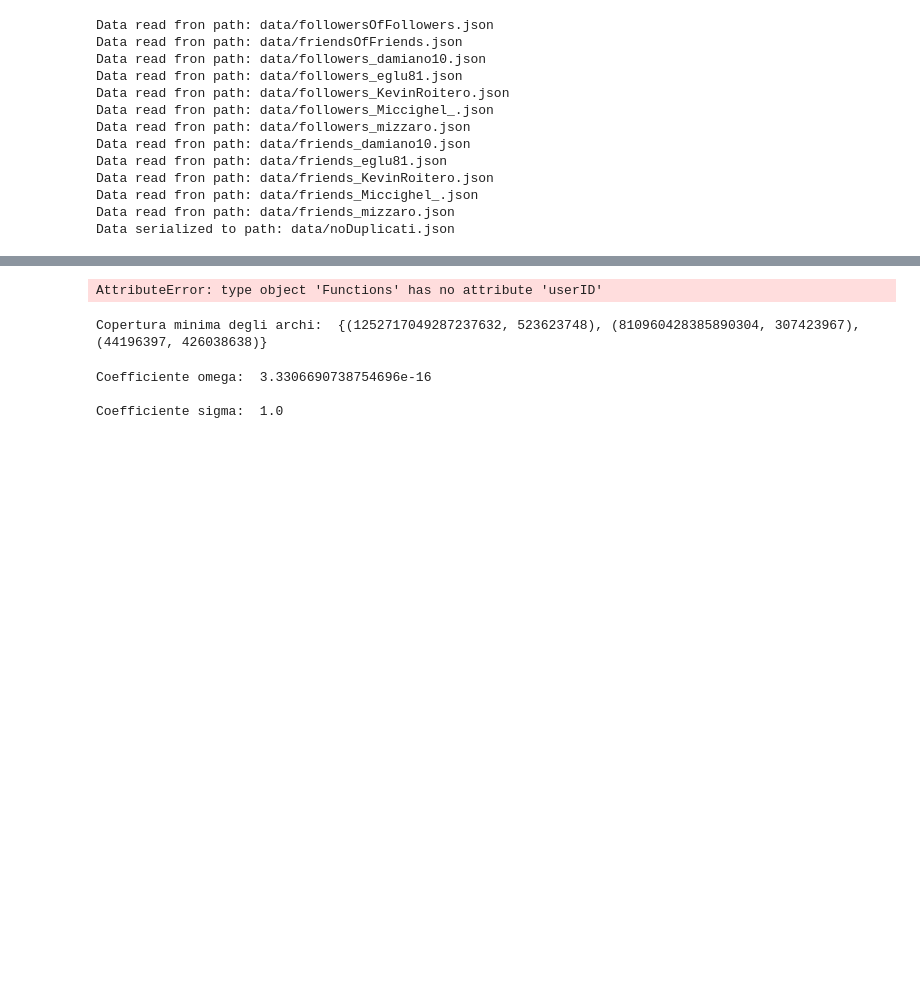
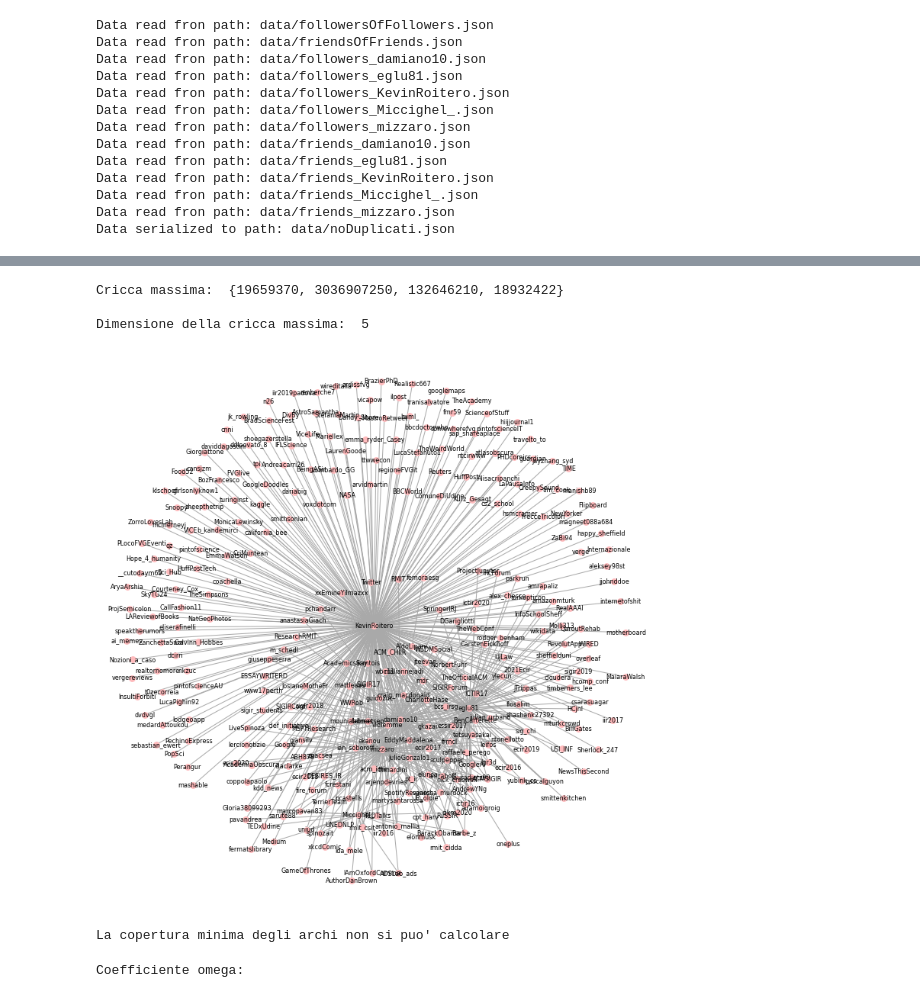
Before and after one commit to Uniud-IoT/ProgettoSC2020, a Jupyter notebook: Progetto.ipynb, the cells around one changed output, grey strips where cells are left out. Cells and saved outputs as stored; diff of their text form; code cells hidden in the pictures; blank space fills up the shorter version.

```diff
--- a/Progetto.ipynb
+++ b/Progetto.ipynb
@@ -31,3 +25,9 @@ bearer_token = "AAAAAAAAAAAAAAAAAAAAAA8UJQEAAAAAOD26yUUUPHF9zeAe56TtzGYUK8Q%3DRh
+# %%
+consumer_key = "ilMCDSvsK2gQPzNpExcN9w0dj"
+consumer_secret = "LJhNjYbJwHOcmzihgJDsaVIdYxgkCF3aezr4v1k9pQkoH9mmgl"
+access_token = "426038638-16YAVtywETEPoD9F1M5P6I3IavaZwRUF3RdjVTGd"
+access_secret = "n0G7Hddsjm9HAFvvNY1ntNQk475PUTJg4Ub8F1x6k8ozn"
+bearer_token = "AAAAAAAAAAAAAAAAAAAAAPUTJQEAAAAA8%2FTr01XqXtQ7NcaRUgtKtK2M%2BR0%3D7AByu1bjwYdcf0Xs7mOeVb6FKNCYEIW4VN16WMrB7CO7G1xXxU"
 # %%
 auth = tweepy.OAuthHandler(consumer_key, consumer_secret)
 auth.set_access_token(access_token, access_secret)
@@ -434,41 +360,54 @@ HITS authority:  {1252717049287237632: 0.1825485849550595, 426038638: 0.18254858
 # %%
 oriented = nx.read_gpickle("data/orientedGraph.pkl")
 
 #genero sottografo
-subgraph = nx.ego_graph(noOriented,  Functions.userID("Tomve99",api), radius=1)
+subgraph = nx.ego_graph(noOriented,  Functions.userID("KevinRoitero",api), radius=1)
+
 
 #cricca massima
 print("Cricca massima: ", end=" ")
 print(clique.max_clique(subgraph))
 print(" ")
 
 #dimensione cricca massima
 print("Dimensione della cricca massima: ", end=" ")
 print(clique.large_clique_size(subgraph))
 print(" ")
 
-nx.draw_networkx(
+plt.figure("Kevin Roitero",figsize=(10,10))
+
+nx.draw(
     subgraph,
+    labels = nx.get_node_attributes(subgraph, 'label'),
     pos = nx.spring_layout(subgraph),
-    node_color = "#FF0000",
+    node_color = "#febabc",
     edge_color = "#A9A9A9",
-    width = 2,
     edge_cmap = plt.cm.Blues,
-    with_labels = True
+    node_size=60,
+    font_size=8
 )
+
 plt.savefig("data/subgraph.pdf")
 plt.show()
 plt.close()
 # %% [output]
-AttributeError: type object 'Functions' has no attribute 'userID'
+Cricca massima:  {19659370, 3036907250, 132646210, 18932422}
+
+Dimensione della cricca massima:  5
+[figure, added]
 # %%
 #copertura minima degli archi
-print("Copertura minima degli archi: ", end=" ")
-print(nx.min_edge_cover(noOriented))
-print(" ")
+noOriented = nx.read_gpickle("data/unOrientedGraph.pkl")
+if(nx.is_connected(noOriented)):
+    print("Copertura minima degli archi: ", end=" ")
+    print(nx.min_edge_cover(noOriented))
+    print(" ")
+else:
+    print("La copertura minima degli archi non si puo' calcolare")
 # %% [output]
-Copertura minima degli archi:  {(1252717049287237632, 523623748), (810960428385890304, 307423967), (44196397, 426038638)}
+La copertura minima degli archi non si puo' calcolare
 # %%
+noOriented = nx.read_gpickle("data/unOrientedGraph.pkl")
 print("Coefficiente omega: ", end=" ")
 print(nx.omega(noOriented))
 print(" ")
@@ -476,8 +415,6 @@ print("Coefficiente sigma: ", end=" ")
 print(nx.sigma(noOriented))
 print(" ")
 # %% [output]
-Coefficiente omega:  3.3306690738754696e-16
-
-Coefficiente sigma:  1.0
+Coefficiente omega:
 # %%
 #Punto 13 Correlazione di Pearson
```
Also changed, not shown: parts of 9 cells of this notebook.
